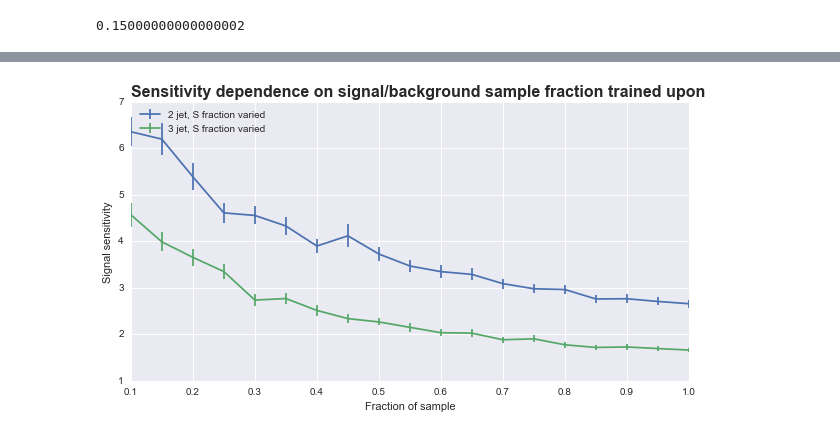
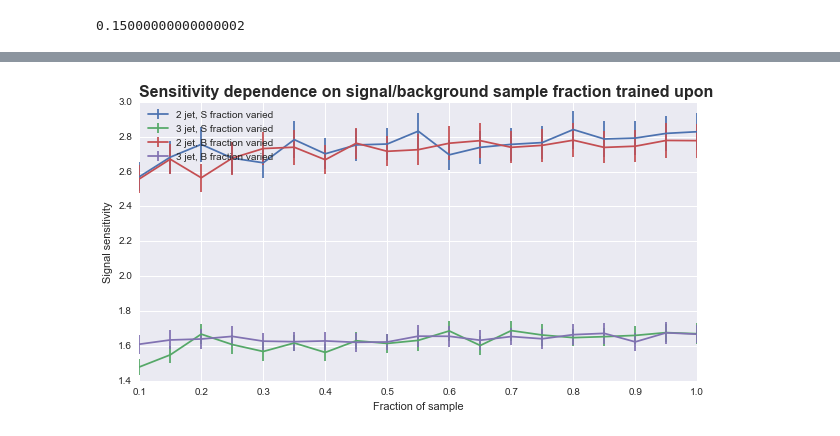
Before and after one commit to jimpala/msci-hep, a Jupyter notebook: skl_analysis/SampleVsSensitivity.ipynb, the cells around one changed output, grey strips where cells are left out. Drawn from its saved outputs; the diff is of its cells as text; code cells hidden in the pictures.

Commit message:
Typos in samplesAndSensitivity.

```diff
--- a/skl_analysis/SampleVsSensitivity.ipynb
+++ b/skl_analysis/SampleVsSensitivity.ipynb
@@ -44,9 +44,13 @@ plt.show()
 # %%
 json_data_SB = json.load(open('samplesVsSensitivity_SB.json', 'r'))
+json_data_SB.keys()
 
-sens_2jet_signal_varied = json_data_SB['sens_2jet_signal_varied']
-sens_3jet_signal_varied = json_data_SB['sens_3jet_signal_varied']
-err_2jet_signal_varied = json_data_SB['err_2jet_signal_varied']
-err_3jet_signal_varied = json_data_SB['err_3jet_signal_varied']
-
-json_data_SB['sens_2jet_signal_varied']
+# These are the wrong way round.
+sens_2jet_back_varied = json_data_SB['sens_2jet_signal_varied']
+sens_3jet_back_varied = json_data_SB['sens_3jet_signal_varied']
+err_2jet_back_varied = json_data_SB['err_2jet_signal_varied']
+err_3jet_back_varied = json_data_SB['err_3jet_signal_varied']
+sens_2jet_sig_varied = json_data_SB['sens_2jet_background_varied']
+sens_3jet_sig_varied = json_data_SB['sens_3jet_background_varied']
+err_2jet_sig_varied = json_data_SB['err_2jet_background_varied']
+err_3jet_sig_varied = json_data_SB['err_3jet']
@@ -73,17 +57,21 @@ json_data_SB['sens_2jet_signal_varied']
 # %%
 fig2, ax2 = plt.subplots(figsize=(10,5))
 
-ax2.errorbar(sample_fracs, sens_2jet_signal_varied, yerr=err_2jet_signal_varied,
+ax2.errorbar(sample_fracs, sens_2jet_sig_varied, yerr=err_2jet_sig_varied,
              marker="x", label='2 jet, S fraction varied')
-ax2.errorbar(sample_fracs, sens_3jet_signal_varied, yerr=err_3jet_signal_varied,
+ax2.errorbar(sample_fracs, sens_3jet_sig_varied, yerr=err_3jet_sig_varied,
              marker="x", label='3 jet, S fraction varied')
+ax2.errorbar(sample_fracs, sens_2jet_back_varied, yerr=err_2jet_back_varied,
+             marker="x", label='2 jet, B fraction varied')
+ax2.errorbar(sample_fracs, sens_3jet_back_varied, yerr=err_3jet_back_varied,
+             marker="x", label='3 jet, B fraction varied')
 plt.legend(loc='upper left');
 
 # Titles
 ax2.set_xlabel('Fraction of sample')
 ax2.set_ylabel('Signal sensitivity')
 ax2.set_title('Sensitivity dependence on signal/background sample fraction trained upon', loc='left')
 
 plt.show()
 # %% [output]
-[figure, old version]
+[figure, new version]
```
Also changed, not shown: parts of 2 cells of this notebook, 3 other files.
